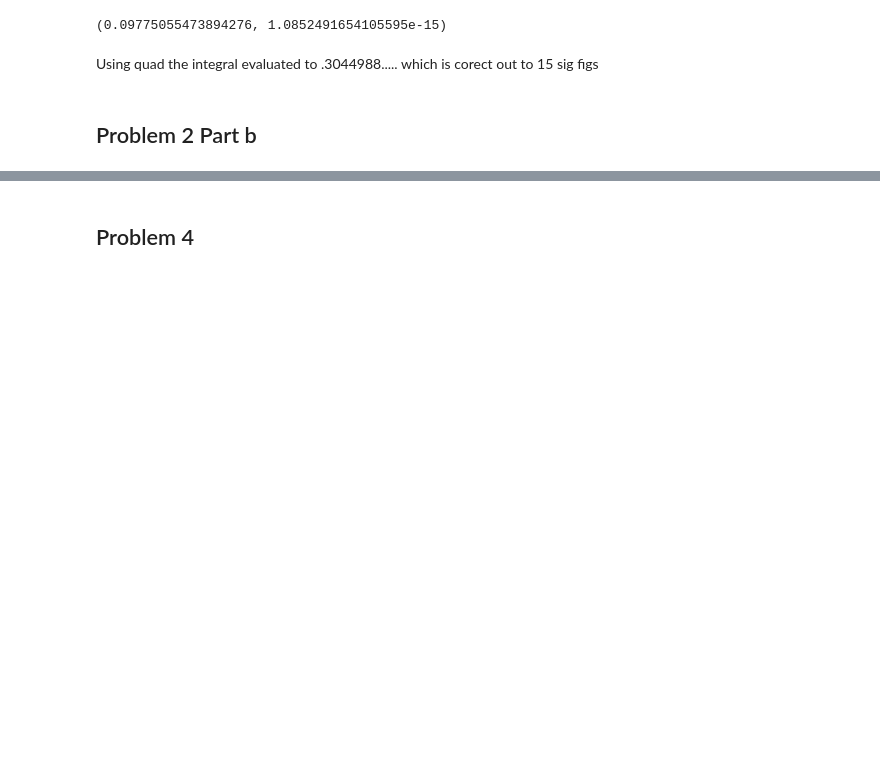
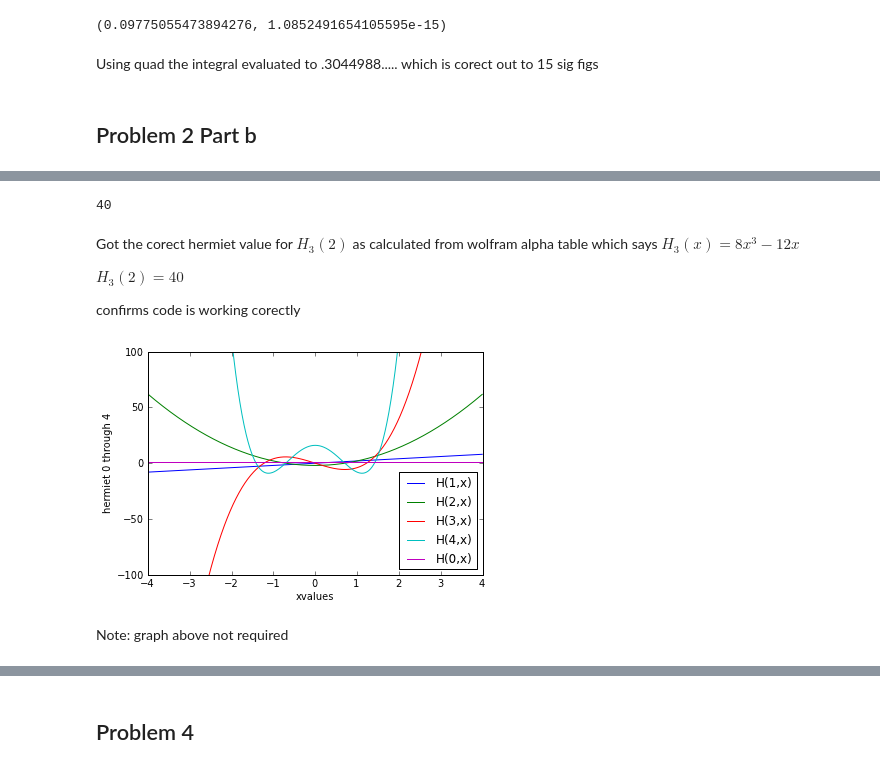
Before and after one commit to mmille60/PHYS202-SP2013, a Jupyter notebook: Week5/IntegrationEX4.ipynb, the cells around one changed output, grey strips where cells are left out. Drawn from its saved outputs; the diff is of its cells as text; code cells hidden in the pictures; blank space fills up the shorter version.

```diff
--- a/Week5/IntegrationEX4.ipynb
+++ b/Week5/IntegrationEX4.ipynb
@@ -170 +250,56 @@ Problem 3
 ----
+# %%
+
+def H(n,x):#defing hermiete function
+    if n==0:
+        hermiet=np.ones(len(x))
+    elif n==1:
+        hermiet= 2*x
+    elif n==2:
+        hermiet=4*(x**2)-2
+    else:
+        h0=1
+        h1=2*x
+        now = 2*x*h1- 2*2*h0
+        for i in range (2,n):
+            hermiet=2*x*now-2*(i-1)*h1
+            h1=now
+            now = hermiet
+    return hermiet
+# %%
+print H(3,2)
+# %% [output]
+40
+# %% [markdown]
+Got the corect hermiet value for $H_3(2)$ as calculated from wolfram alpha table which says $H_3(x)=8x^3-12x$
+
+$H_3(2)=40$
+
+confirms code is working corectly
+# %%
+#ploting hermiet functions
+x=arange(-4,4,.01)
+n=[0,1,2,3,4]
+for i in x:
+    t1=H(1,x)
+    t2=H(2,x)
+    t3=H(3,x)
+    t4=H(4,x)
+    t0=H(0,x)
+
+
+
+plot(x,t1,label="H(1,x)")
+plot(x,t2,label="H(2,x)")
+plot(x,t3,label="H(3,x)")
+plot(x,t4,label="H(4,x)")
+plot(x,t0,label="H(0,x)")
+xlabel("xvalues")
+ylabel("hermiet 0 through 4")
+ylim(ymax=100,ymin=-100)
+legend(loc="lower right")
+show()
+# %% [output]
+[figure, added]
+# %% [markdown]
+Note: graph above not required
```
Also changed, not shown: parts of 80 cells of this notebook.
